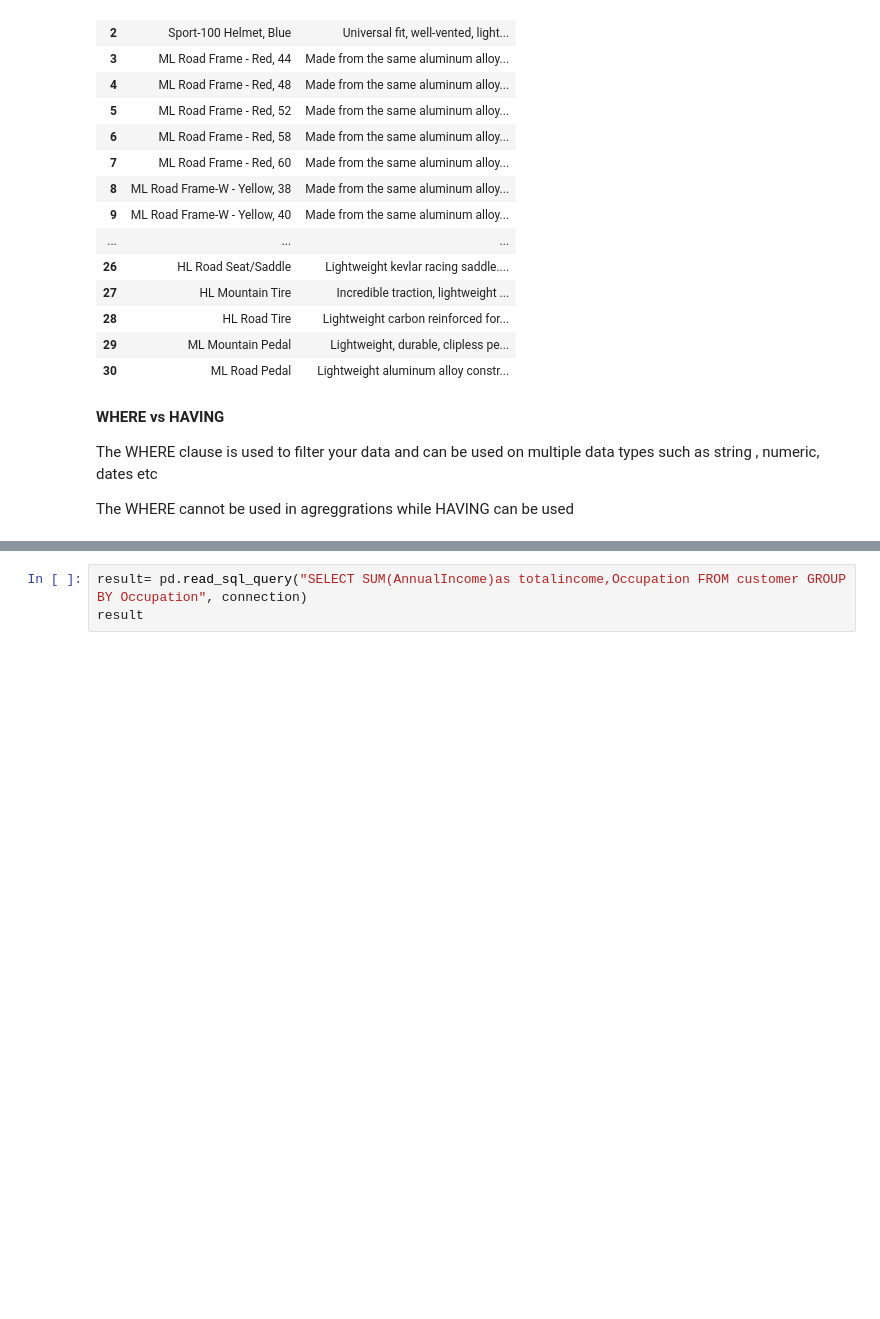
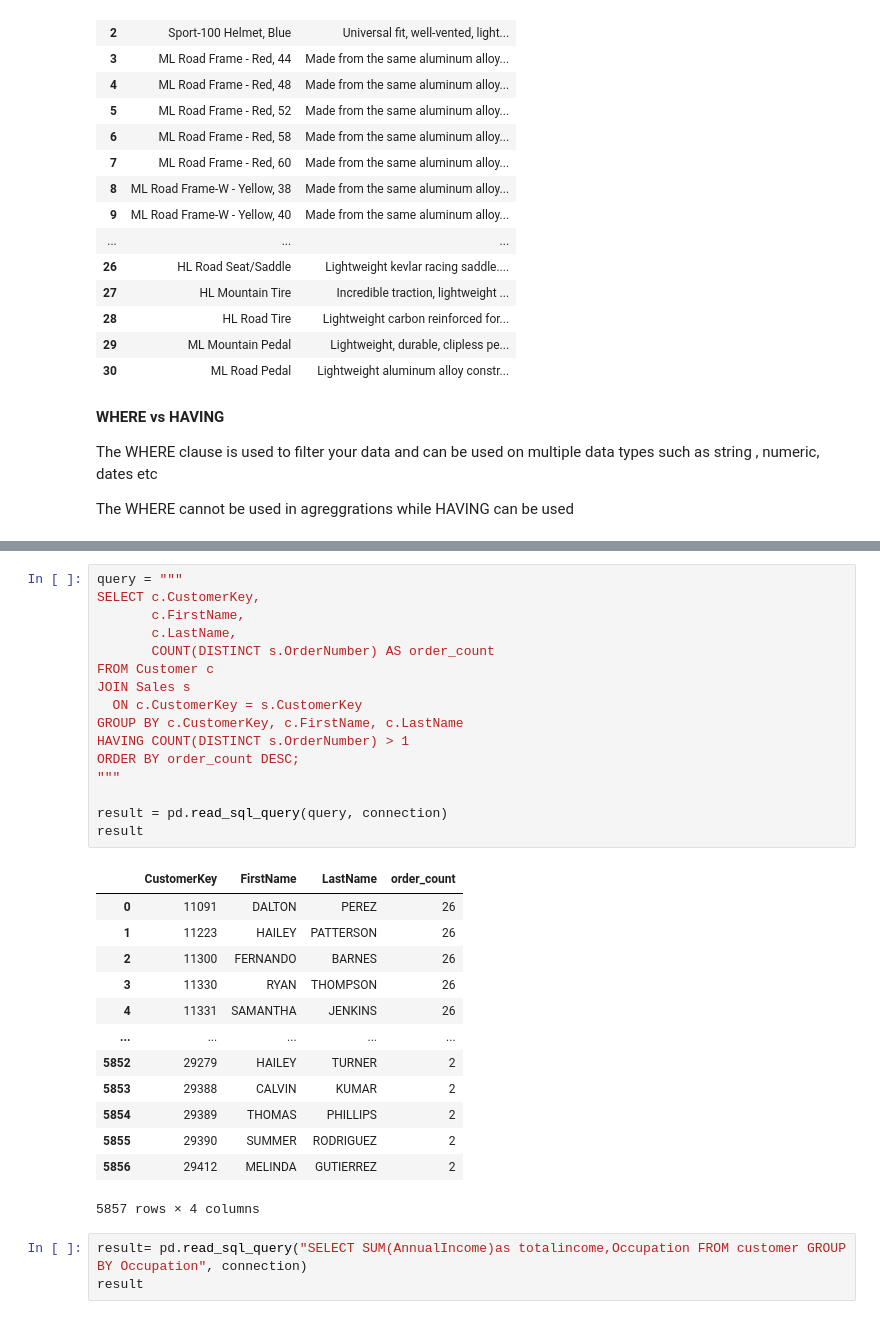
Before and after one commit to abiolaks/ai6_saturday_ml_flip_cohort_2025, a Jupyter notebook: week3/notebook/Week4_Relational_Data_and_SQL.ipynb, the cells around one changed output, grey strips where cells are left out. Drawn from its saved outputs; the diff is of its cells as text; blank space fills up the shorter version.

```diff
--- a/week3/notebook/Week4_Relational_Data_and_SQL.ipynb
+++ b/week3/notebook/Week4_Relational_Data_and_SQL.ipynb
@@ -181,3 +179,33 @@ result
+# %%
+query = """
+SELECT c.CustomerKey,
+       c.FirstName,
+       c.LastName,
+       COUNT(DISTINCT s.OrderNumber) AS order_count
+FROM Customer c
+JOIN Sales s
+  ON c.CustomerKey = s.CustomerKey
+GROUP BY c.CustomerKey, c.FirstName, c.LastName
+HAVING COUNT(DISTINCT s.OrderNumber) > 1
+ORDER BY order_count DESC;
+"""
+
+result = pd.read_sql_query(query, connection)
+result
+# %% [output]
+|  | CustomerKey | FirstName | LastName | order_count |
+| 0 | 11091 | DALTON | PEREZ | 26 |
+| 1 | 11223 | HAILEY | PATTERSON | 26 |
+| 2 | 11300 | FERNANDO | BARNES | 26 |
+| 3 | 11330 | RYAN | THOMPSON | 26 |
+| 4 | 11331 | SAMANTHA | JENKINS | 26 |
+| ... | ... | ... | ... | ... |
+| 5852 | 29279 | HAILEY | TURNER | 2 |
+| 5853 | 29388 | CALVIN | KUMAR | 2 |
+| 5854 | 29389 | THOMAS | PHILLIPS | 2 |
+| 5855 | 29390 | SUMMER | RODRIGUEZ | 2 |
+| 5856 | 29412 | MELINDA | GUTIERREZ | 2 |
+5857 rows × 4 columns
 # %%
 result= pd.read_sql_query("SELECT SUM(AnnualIncome)as totalincome,Occupation FROM customer GROUP BY Occupation", connection)
 result
```
Also changed, not shown: parts of 17 cells of this notebook, 9 other files.
